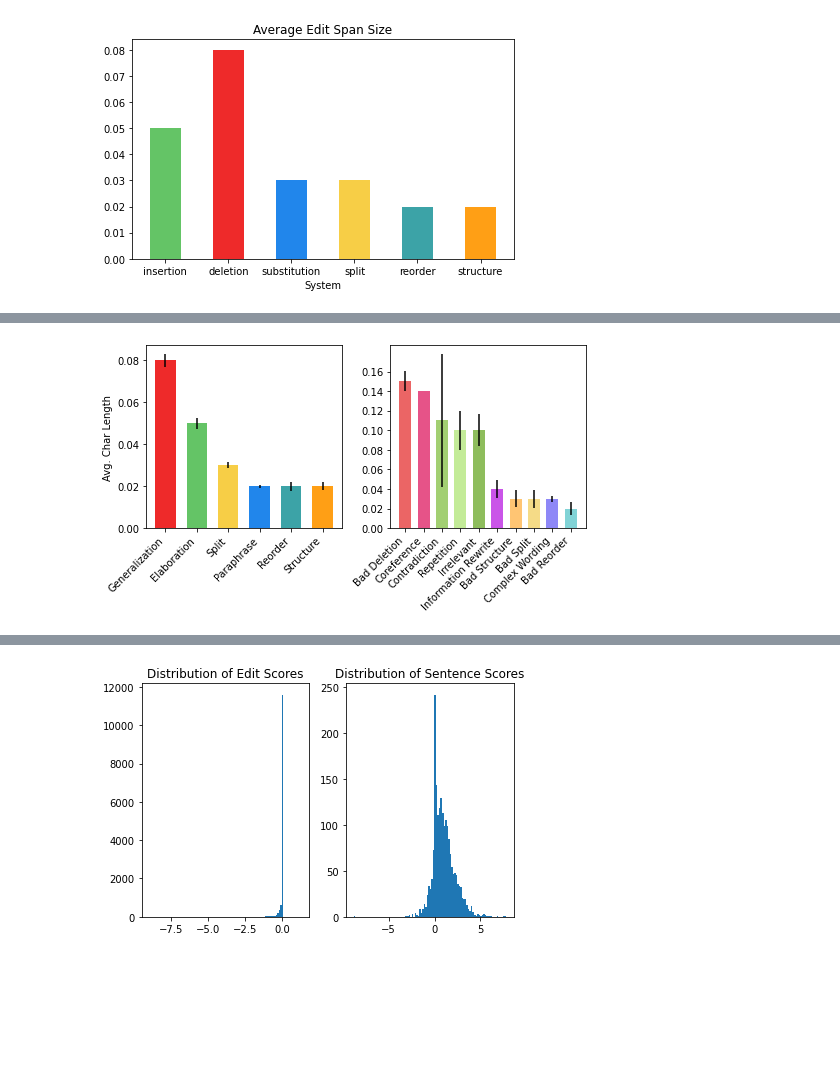
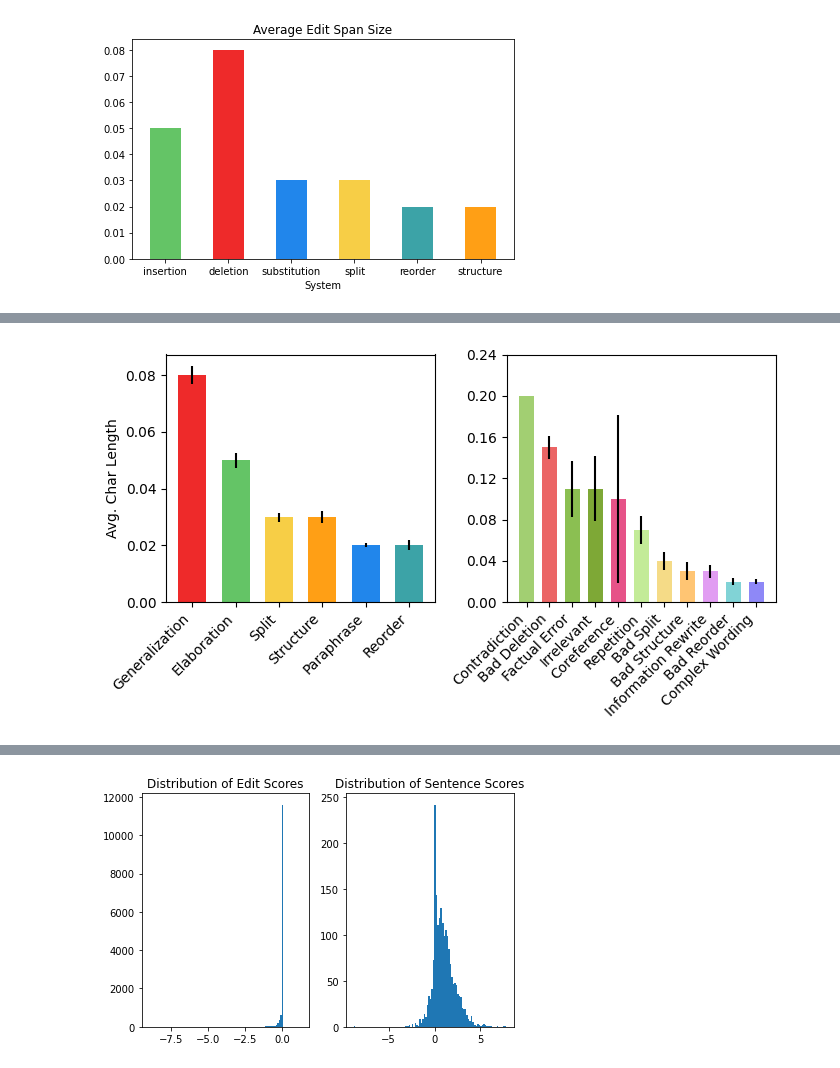
Before and after one commit to Yao-Dou/ts-annotation-tool, a Jupyter notebook: analysis/analysis.ipynb, the cells around one changed output, grey strips where cells are left out. Drawn from its saved outputs; the diff is of its cells as text; code cells hidden in the pictures; blank space fills up the shorter version.

```diff
--- a/analysis/analysis.ipynb
+++ b/analysis/analysis.ipynb
@@ -1,9 +1,6 @@
 # %%
 from utils.all import *
 
-# There's also 'tutorial' and 'preliminary' data
-data = load_data('../data/annotated', batch_num=[5, 6, 7, 8, 9, 10, 11], preprocess=True)
+data = load_data('../data/inspection_rating_annotated', preprocess=True, adjudicated=True)
 systems = set([x['system'] for x in data])
 edit_types = set(data[0]['annotations'].keys())
-
-# TODO: trivial edits on substitutions aren't being processed correctly
@@ -425,13 +384,13 @@ ax[1].set_ylabel('')
 # ax[1].set_title('Avg. Error Span Size')
 
 ax[0].set_yticks(np.arange(0, 0.085, 0.02))
-ax[1].set_yticks(np.arange(0, 0.17, 0.02))
+ax[1].set_yticks(np.arange(0, 0.25, 0.04))
 
 for tick in ax[0].get_xticklabels() + ax[1].get_xticklabels():
     tick.set_rotation(45)
     tick.set_horizontalalignment('right')
 
-out_filename = f'../paper/plot/edit-sizes.pdf'
+out_filename = f'../paper/plot/appendix/edit-sizes.pdf'
 plt.savefig(out_filename, format="pdf", bbox_inches='tight', pad_inches=0.0)
 plt.show()
 # %% [output]
@@ -438,4 +400,4 @@ plt.show()
-[figure, old version]
+[figure, new version]
 # %%
 fig, ax = plt.subplots(2, 2, figsize=(5, 5), sharey=True)
 
```
Also changed, not shown: parts of 20 cells of this notebook, 9 other files.
